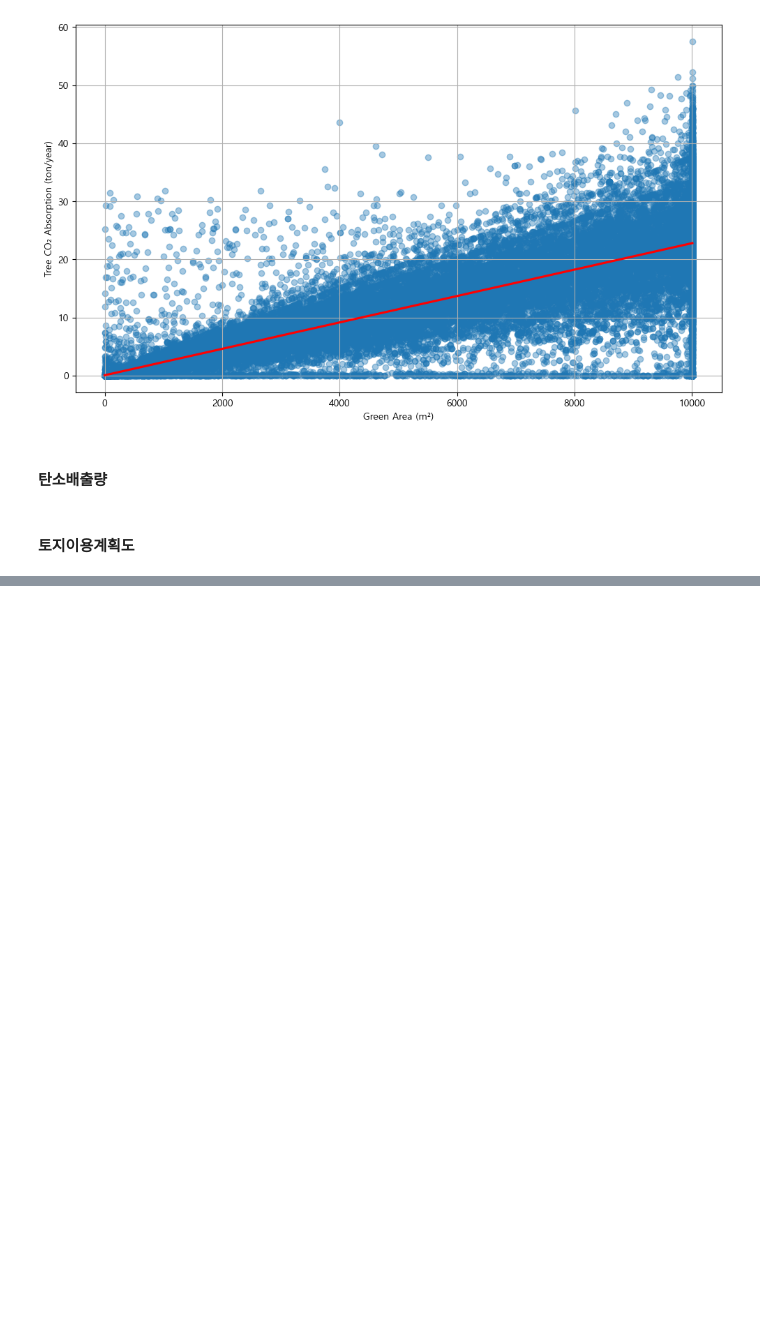
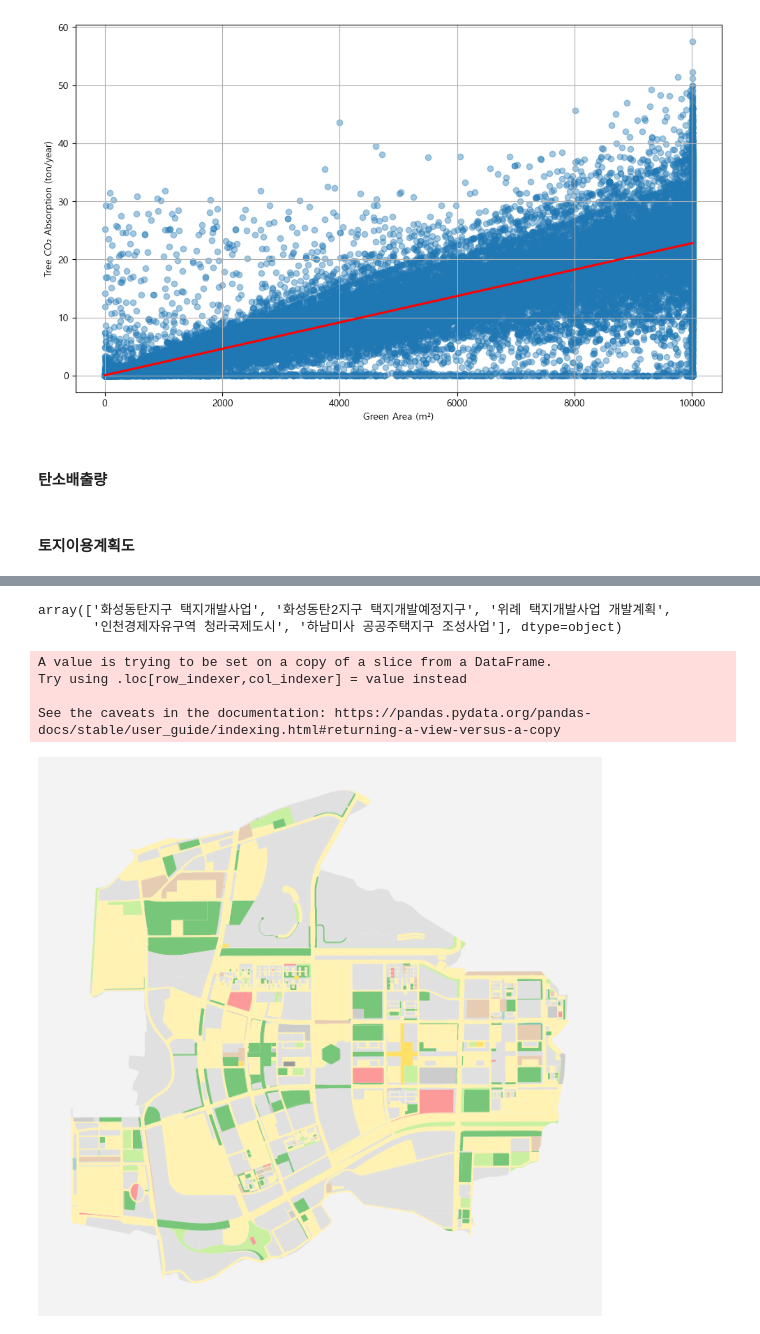
Before and after one commit to DDalaDDula/Forecasting_Carbon_Emissions_in_New_Towns_and_Analyzing_the_Carbon_Reduction_Impact_of_Future_Mobili, a Jupyter notebook: (1)분석대상지.ipynb, the cells around one changed output, grey strips where cells are left out. Cells and saved outputs as stored; diff of their text form; code cells hidden in the pictures; blank space fills up the shorter version.

```diff
--- a/(1)분석대상지.ipynb
+++ b/(1)분석대상지.ipynb
@@ -1188,6 +1188,7 @@ areaplan = areaplan[['zoneName', 'blockName', 'blockType', 'geometry']]
 
 # 분석대상 & 적용대상 구분
 areaplan_analysis = areaplan[areaplan['zoneName']!='광명시흥 공공주택지구']
+areaplan_analysis.loc[areaplan_analysis['blockName'] == 'D42', ['blockName', 'blockType']] = ['도', '도로']
 areaplan_target = areaplan[areaplan['zoneName']=='광명시흥 공공주택지구']
 
 # 엑셀 파일 불러오기
@@ -1261,0 +1247,40 @@ areaplan_target
+# %%
+areaplan_analysis['zoneName'].unique()
+# %% [output]
+array(['화성동탄지구 택지개발사업', '화성동탄2지구 택지개발예정지구', '위례 택지개발사업 개발계획',
+       '인천경제자유구역 청라국제도시', '하남미사 공공주택지구 조성사업'], dtype=object)
+# %%
+# 시각화
+# 색상 매핑 (필요에 따라 추가/수정)
+color_dict = {
+    '단독주택': '#fff2b2',
+    '공동주택': '#ffe066',
+    '공원': '#c9f0a0',
+    '녹지': '#78c679',
+    '도로': '#cccccc',
+    '철도시설용지': '#999999',
+    '하천': '#a6cee3',
+    '공공청사': '#1f78b4',
+    '종교시설': '#cab2d6',
+    '업무시설': '#fb9a99',
+    '교육시설': '#66c2a5',
+    '주차장': '#e6ccb3'
+}
+
+
+# 기본값 회색으로 설정
+areaplan_analysis['color'] = areaplan_analysis['blockType'].map(color_dict).fillna('#e0e0e0')
+fig, ax = plt.subplots(figsize=(7, 7), facecolor='#f4f3f3')
+ax.set_facecolor('#f4f3f3')
+
+areaplan_analysis[areaplan_analysis['zoneName']=='인천경제자유구역 청라국제도시'].plot(color=areaplan_analysis['color'], ax=ax)
+
+ax.axis('off')
+plt.tight_layout()
+plt.show()
+# %% [output]
+A value is trying to be set on a copy of a slice from a DataFrame.
+Try using .loc[row_indexer,col_indexer] = value instead
+
+See the caveats in the documentation: https://pandas.pydata.org/pandas-docs/stable/user_guide/indexing.html#returning-a-view-versus-a-copy
+[figure, added]
```
Also changed, not shown: parts of 3 cells of this notebook, 1 other file.
